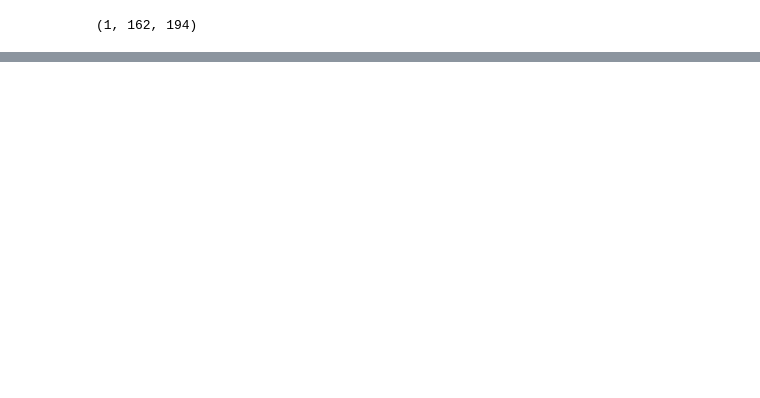
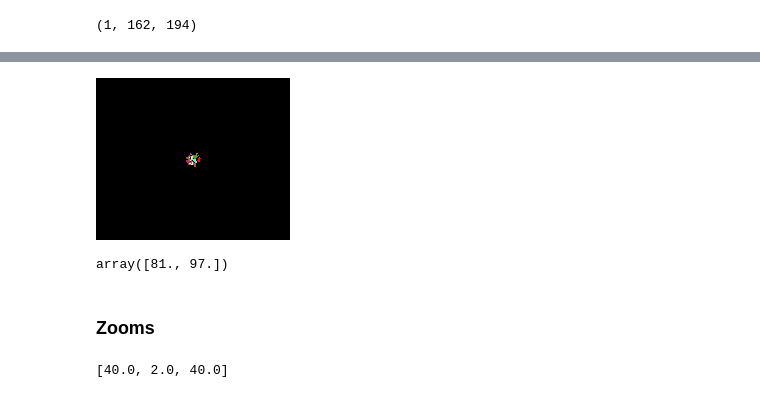
Before and after one commit to sabeenlohawala/brain_segmentation, a Jupyter notebook: notebooks/augmentation_scratch.ipynb, the cells around one changed output, grey strips where cells are left out. Saved outputs shown, nothing was run; the diff lists cells and outputs as text; code cells hidden in the pictures; blank space fills up the shorter version.

Commit message:
Add zoom augmentation

```diff
--- a/notebooks/augmentation_scratch.ipynb
+++ b/notebooks/augmentation_scratch.ipynb
@@ -310,0 +422,10 @@ torch.from_numpy(m).unsqueeze(dim=0).shape
+# %%
+__create_plot(False,zoomed_and_rotated_image.astype(np.uint8),'',color_range=color_range)
+# %% [output]
+[figure, added]
+# %%
+center
+# %% [output]
+array([81., 97.])
+# %% [markdown]
+### Zooms
@@ -310,0 +460,4 @@ torch.from_numpy(m).unsqueeze(dim=0).shape
+# %%
+bias_factors
+# %% [output]
+[40.0, 2.0, 40.0]
```
Also changed, not shown: parts of 29 cells of this notebook, 2 other files.
